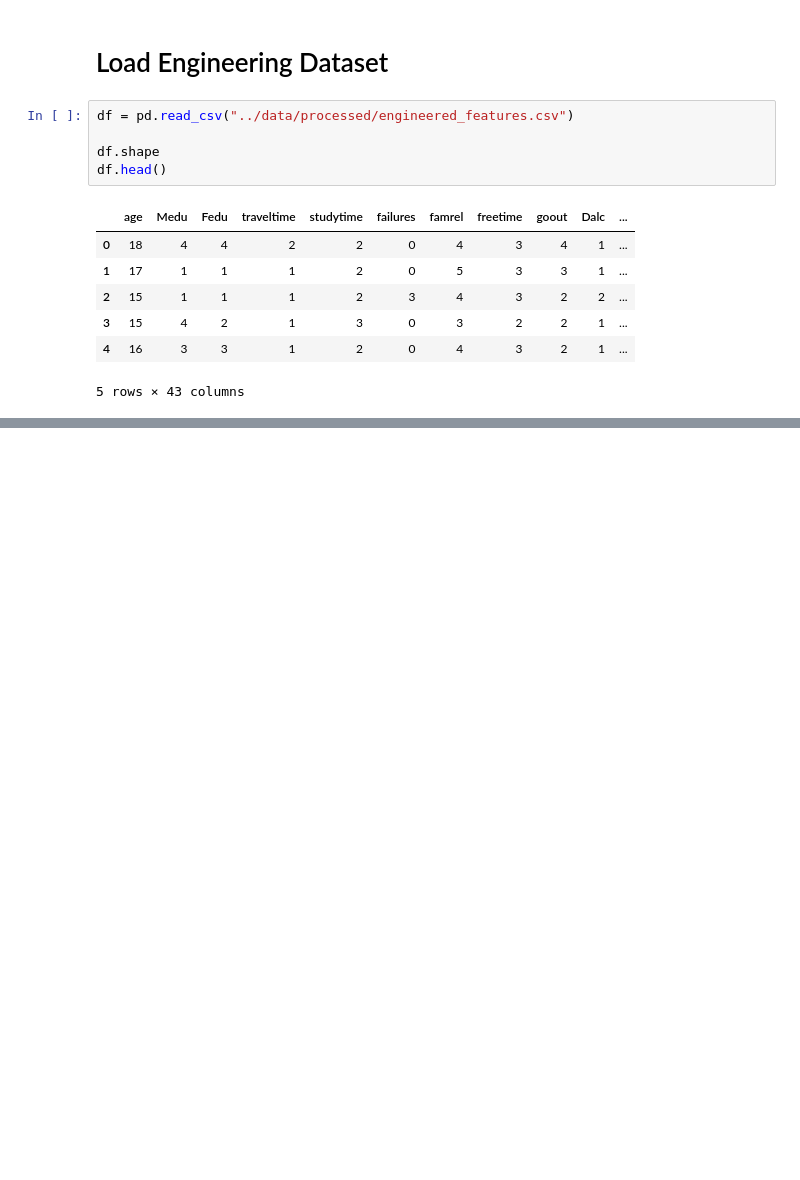
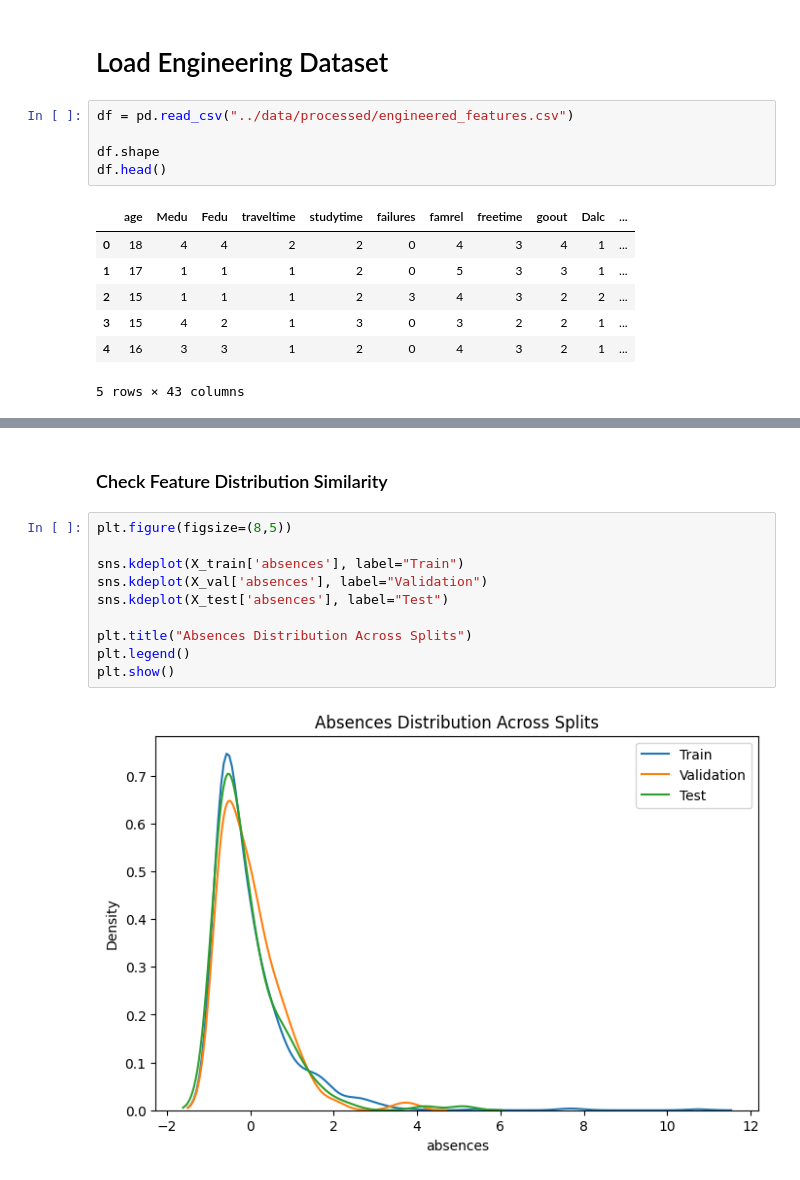
Before and after one commit to pratikkmane/student-performance, a Jupyter notebook: notebooks/12_data_validation.ipynb, the cells around one changed output, grey strips where cells are left out. Drawn from its saved outputs; the diff is of its cells as text; blank space fills up the shorter version.

```diff
--- a/notebooks/12_data_validation.ipynb
+++ b/notebooks/12_data_validation.ipynb
@@ -35,0 +125,14 @@ df.head()
+# %% [markdown]
+### Check Feature Distribution Similarity
+# %%
+plt.figure(figsize=(8,5))
+
+sns.kdeplot(X_train['absences'], label="Train")
+sns.kdeplot(X_val['absences'], label="Validation")
+sns.kdeplot(X_test['absences'], label="Test")
+
+plt.title("Absences Distribution Across Splits")
+plt.legend()
+plt.show()
+# %% [output]
+[figure, added]
```
Also changed, not shown: parts of 12 cells of this notebook.
